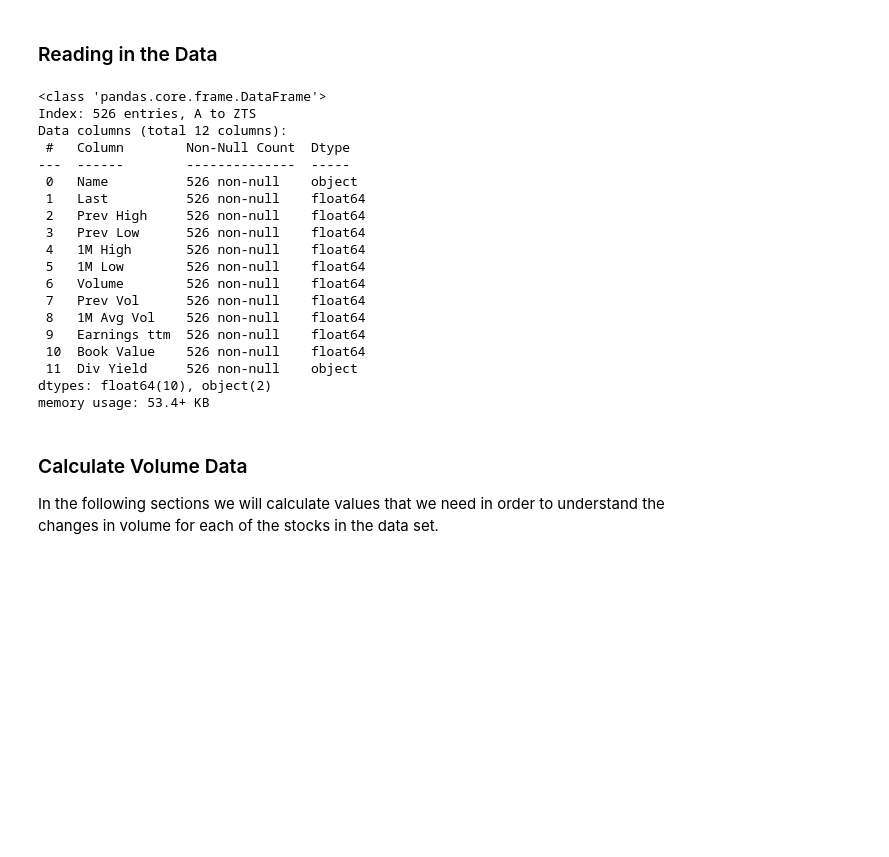
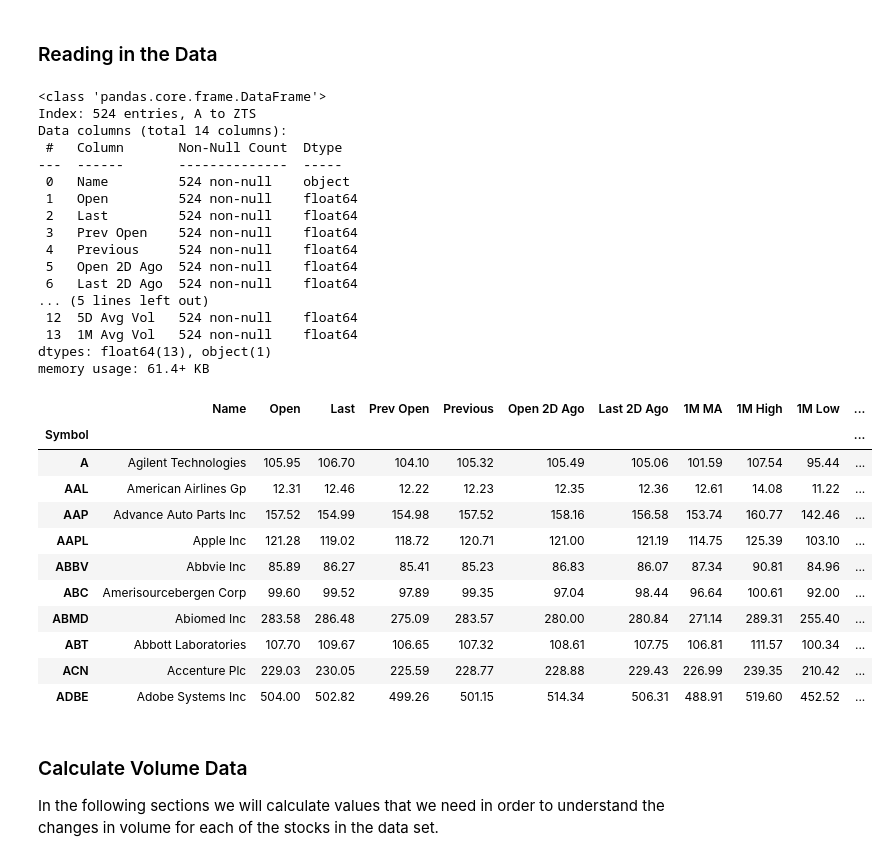
Before and after one commit to WDB40/data-processing-python, a Jupyter notebook: stock_volume_to_price_analysis.ipynb, the cells around one changed output. Drawn from its saved outputs; the diff is of its cells as text; code cells hidden in the pictures; blank space fills up the shorter version.

```diff
--- a/stock_volume_to_price_analysis.ipynb
+++ b/stock_volume_to_price_analysis.ipynb
@@ -30,7 +30,7 @@ Where the actual analysis will occur.
 import pandas as pd
 import os
 
-filepath = os.path.join(os.getcwd(), 'data', 'stocks-screener-10-02-2020.csv')
+filepath = os.path.join(os.getcwd(), 'data', 'stocks-screener-10-18-2020.csv')
 stock_data = pd.read_csv(filepath)
 
 #There is a known line at the end of the file that contains bad values
@@ -42,24 +42,37 @@ stock_data.set_index("Symbol", inplace=True)
 stock_data.info()
 # %% [output]
 <class 'pandas.core.frame.DataFrame'>
-Index: 526 entries, A to ZTS
-Data columns (total 12 columns):
- #   Column        Non-Null Count  Dtype
----  ------        --------------  -----
- 0   Name          526 non-null    object
- 1   Last          526 non-null    float64
- 2   Prev High     526 non-null    float64
- 3   Prev Low      526 non-null    float64
- 4   1M High       526 non-null    float64
- 5   1M Low        526 non-null    float64
- 6   Volume        526 non-null    float64
- 7   Prev Vol      526 non-null    float64
- 8   1M Avg Vol    526 non-null    float64
- 9   Earnings ttm  526 non-null    float64
- 10  Book Value    526 non-null    float64
- 11  Div Yield     526 non-null    object
-dtypes: float64(10), object(2)
-memory usage: 53.4+ KB
+Index: 524 entries, A to ZTS
+Data columns (total 14 columns):
+ #   Column       Non-Null Count  Dtype
+---  ------       --------------  -----
+ 0   Name         524 non-null    object
+ 1   Open         524 non-null    float64
+ 2   Last         524 non-null    float64
+ 3   Prev Open    524 non-null    float64
+ 4   Previous     524 non-null    float64
+ 5   Open 2D Ago  524 non-null    float64
+ 6   Last 2D Ago  524 non-null    float64
+... (5 lines left out)
+ 12  5D Avg Vol   524 non-null    float64
+ 13  1M Avg Vol   524 non-null    float64
+dtypes: float64(13), object(1)
+memory usage: 61.4+ KB
+# %%
+stock_data.head(10)
+# %% [output]
+|  | Name | Open | Last | Prev Open | Previous | Open 2D Ago | Last 2D Ago | 1M MA | 1M High | 1M Low | ... |
+| Symbol |  |  |  |  |  |  |  |  |  |  | ... |
+| A | Agilent Technologies | 105.95 | 106.70 | 104.10 | 105.32 | 105.49 | 105.06 | 101.59 | 107.54 | 95.44 | ... |
+| AAL | American Airlines Gp | 12.31 | 12.46 | 12.22 | 12.23 | 12.35 | 12.36 | 12.61 | 14.08 | 11.22 | ... |
+| AAP | Advance Auto Parts Inc | 157.52 | 154.99 | 154.98 | 157.52 | 158.16 | 156.58 | 153.74 | 160.77 | 142.46 | ... |
+| AAPL | Apple Inc | 121.28 | 119.02 | 118.72 | 120.71 | 121.00 | 121.19 | 114.75 | 125.39 | 103.10 | ... |
+| ABBV | Abbvie Inc | 85.89 | 86.27 | 85.41 | 85.23 | 86.83 | 86.07 | 87.34 | 90.81 | 84.96 | ... |
+| ABC | Amerisourcebergen Corp | 99.60 | 99.52 | 97.89 | 99.35 | 97.04 | 98.44 | 96.64 | 100.61 | 92.00 | ... |
+| ABMD | Abiomed Inc | 283.58 | 286.48 | 275.09 | 283.57 | 280.00 | 280.84 | 271.14 | 289.31 | 255.40 | ... |
+| ABT | Abbott Laboratories | 107.70 | 109.67 | 106.65 | 107.32 | 108.61 | 107.75 | 106.81 | 111.57 | 100.34 | ... |
+| ACN | Accenture Plc | 229.03 | 230.05 | 225.59 | 228.77 | 228.88 | 229.43 | 226.99 | 239.35 | 210.42 | ... |
+| ADBE | Adobe Systems Inc | 504.00 | 502.82 | 499.26 | 501.15 | 514.34 | 506.31 | 488.91 | 519.60 | 452.52 | ... |
 # %% [markdown]
 <h3>Calculate Volume Data</h3>
 In the following sections we will calculate values that we need in order to understand the changes in volume for each of the stocks in the data set.
```
Also changed, not shown: parts of 32 cells of this notebook, 1 other file.
